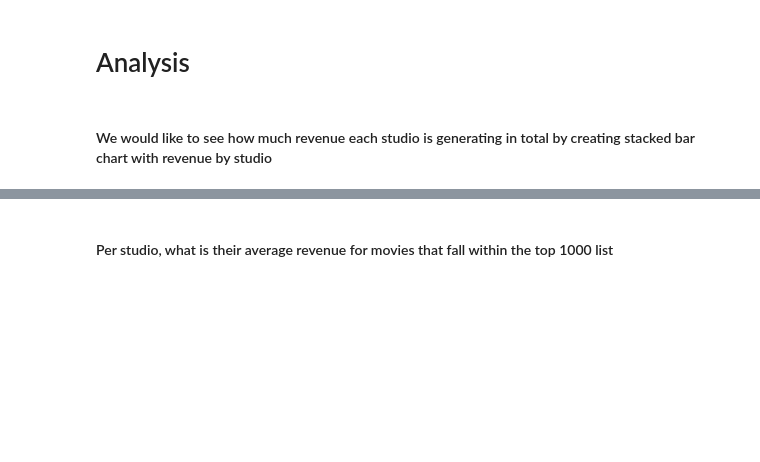
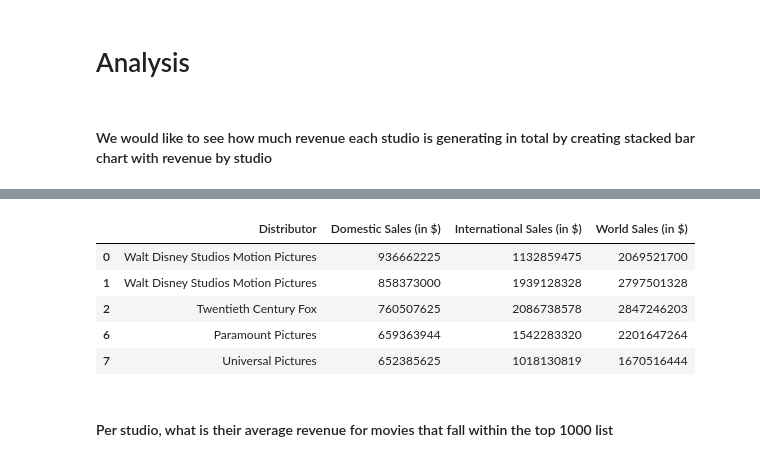
Before and after one commit to GrovesB/Group-10-Project-1, a Jupyter notebook: Project 1.ipynb, the cells around one changed output, grey strips where cells are left out. Cells and saved outputs as stored; diff of their text form; code cells hidden in the pictures; blank space fills up the shorter version.

```diff
--- a/Project 1.ipynb
+++ b/Project 1.ipynb
@@ -108,2 +59,13 @@ rev_totals
+# %%
+rev_totals = final_movie_list.drop(columns = ["Movie Runtime","Title","License","Release Date"])
+
+rev_totals.head()
+# %% [output]
+|  | Distributor | Domestic Sales (in $) | International Sales (in $) | World Sales (in $) |
+| 0 | Walt Disney Studios Motion Pictures | 936662225 | 1132859475 | 2069521700 |
+| 1 | Walt Disney Studios Motion Pictures | 858373000 | 1939128328 | 2797501328 |
+| 2 | Twentieth Century Fox | 760507625 | 2086738578 | 2847246203 |
+| 6 | Paramount Pictures | 659363944 | 1542283320 | 2201647264 |
+| 7 | Universal Pictures | 652385625 | 1018130819 | 1670516444 |
 # %% [markdown]
 #### Per studio, what is their average revenue for movies that fall within the top 1000 list
```
Also changed, not shown: parts of 8 cells of this notebook.
